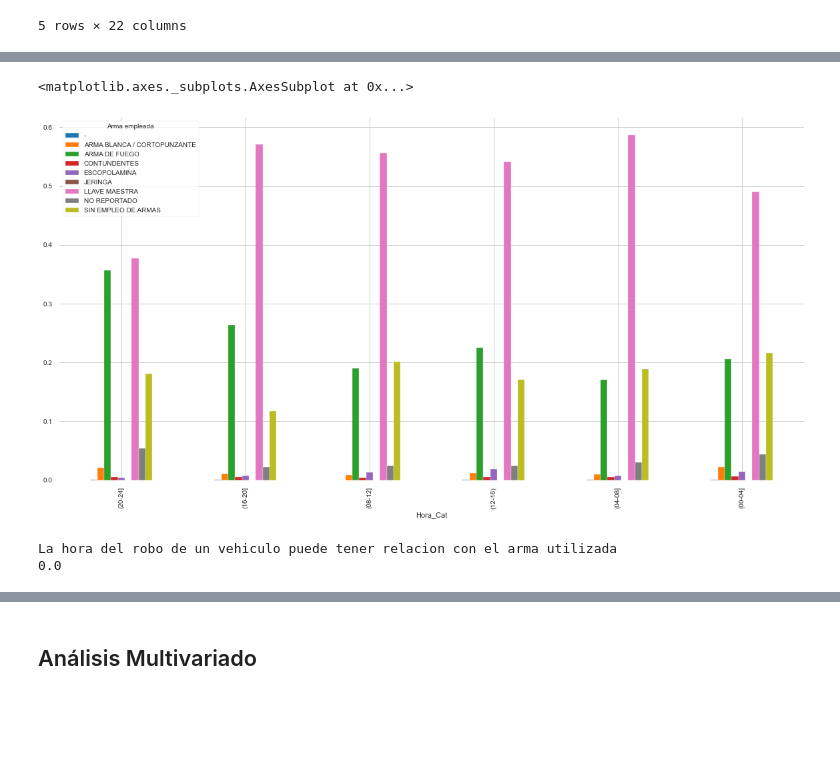
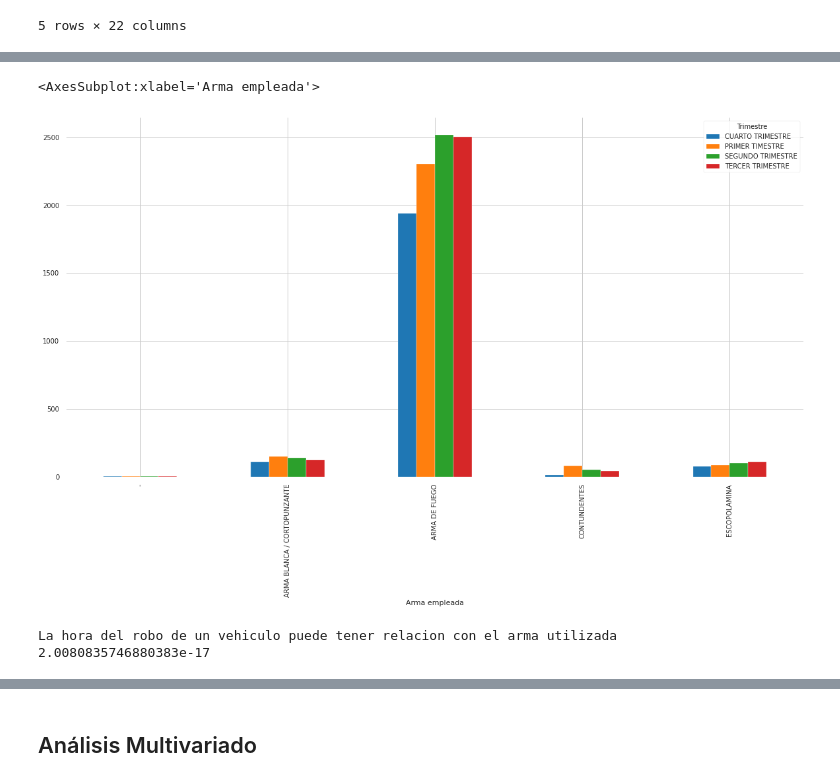
Before and after one commit to omalagon/cda-hurtos-colombia, a Jupyter notebook: Hurtos.ipynb, the cells around one changed output, grey strips where cells are left out. Drawn from its saved outputs; the diff is of its cells as text; code cells hidden in the pictures; blank space fills up the shorter version.

Commit message:
se realizan analisis bivariado entre trimestre las otras

```diff
--- a/Hurtos.ipynb
+++ b/Hurtos.ipynb
@@ -70,7 +70,9 @@ df_hurtos = df_hurtos[df_hurtos['Edad'] < 110]
 
 # Creación de nuevas columnas
 df_hurtos['Fecha'] = df_hurtos['Fecha'].apply(lambda x: x[:11])
-df_hurtos['Mes'] = df_hurtos['Fecha'].apply(lambda x: x[5:7])
+df_hurtos['M'] = df_hurtos['Fecha'].apply(lambda x: x[5:7])
+df_hurtos['Mes'] = df_hurtos['Fecha'].apply(lambda x: x[5:7]).astype(int)
+
 
 # Categorización de la variable Hora
 def hora_to_cat(hora):
@@ -91,6 +93,32 @@ def hora_to_cat(hora):
     if hora == 0 or hora > 20:
         return '(20-24]'
 df_hurtos['Hora_Cat'] = df_hurtos['Hora'].apply(lambda hora: hora_to_cat(hora[:2]))
+
+
+def mes_to_trimestre(mes):
+    if mes <= 3:
+        return 'PRIMER TIMESTRE'
+    if mes > 3 and mes <= 6:
+        return 'SEGUNDO TRIMESTRE'
+    if mes > 6 and mes <= 9:
+        return 'TERCER TRIMESTRE'
+    if mes > 9:
+        return 'CUARTO TRIMESTRE'
+
+df_hurtos['Trimestre'] = df_hurtos['Mes'].apply(lambda mes: mes_to_trimestre(mes))
+
+
+def edad_to_grupo_etario(x):
+    if x['Edad']<=31:
+        return 'de_0_a_31'
+    elif x['Edad'] > 31 and x['Edad'] <=38:
+        return 'de_32_a_38'
+    elif x['Edad'] > 38 and x['Edad'] <=49:
+        return 'de_39_a_49'
+    else:
+        return 'de_50_a_99'
+
+df_hurtos['Grupo_Etario'] = df_hurtos.apply(edad_to_grupo_etario,axis=1)
 # %%
 colores_dict = {
     'ABANO': 'BLANCO', 'BEIGE': 'BLANCO', 'BLANCO': 'BLANCO', 'BLANCO Y VERDE': 'BLANCO', 'CHAMPAÑA': 'BLANCO', 'CREMA': 'BLANCO', 'MARFIL': 'BLANCO', 'PERLA': 'BLANCO',
@@ -181,5 +209,5 @@ La hora del robo de un vehiculo puede tener relacion con el departamento donde s
 # %%
-# Hora VS Arma Empleada
-df_hurtos_hora_arma_c = pd.crosstab(index=df_hurtos.Hora_Cat,columns=df_hurtos["Arma empleada"],margins=True)
-df_hurtos_hora_arma_c
+# Trimestre VS Arma Empleada
+df_hurtos_mes_arma_c = pd.crosstab(index=df_hurtos['Arma empleada'],columns=df_hurtos["Trimestre"],margins=True)
+df_hurtos_mes_arma_c
 # %% [output]
@@ -201,18 +226,18 @@ df_hurtos_hora_arma[["All"]].drop('All', axis=0).plot(kind='bar',figsize=(20,10)
 # %%
-df_hurtos_hora_arma = df_hurtos_hora_arma.div(df_hurtos_hora_arma.All, axis=0)
-df_hurtos_hora_arma = df_hurtos_hora_arma.drop(['All'], axis=1).drop('All', axis=0)
+df_hurtos_mes_arma = df_hurtos_mes_arma_c.div(df_hurtos_mes_arma_c.All, axis=0)
+df_hurtos_mes_arma = df_hurtos_mes_arma_c.drop(['All'], axis=1).drop('All', axis=0).head(5)
 # %%
-df_hurtos_hora_arma.plot(kind='bar',figsize=(20,10),legend=True)
+df_hurtos_mes_arma.plot(kind='bar',figsize=(20,10),legend=True)
 # %% [output]
-<matplotlib.axes._subplots.AxesSubplot at 0x...>
+<AxesSubplot:xlabel='Arma empleada'>
-[figure, old version]
+[figure, new version]
 # %%
-chi2, p, dof, ex =chi2_contingency(df_hurtos_hora_arma_c)
+chi2, p, dof, ex =chi2_contingency(df_hurtos_mes_arma_c)
 
 if (p < 0.05):
-    print('La hora del robo de un vehiculo puede tener relacion con el arma utilizada')
+    print('El trimestre del robo de un vehiculo puede tener relacion con el arma utilizada')
     print(p)
 # %% [output]
 La hora del robo de un vehiculo puede tener relacion con el arma utilizada
-0.0
+2.0080835746880383e-17
 # %%
```
Also changed, not shown: parts of 19 cells of this notebook.
